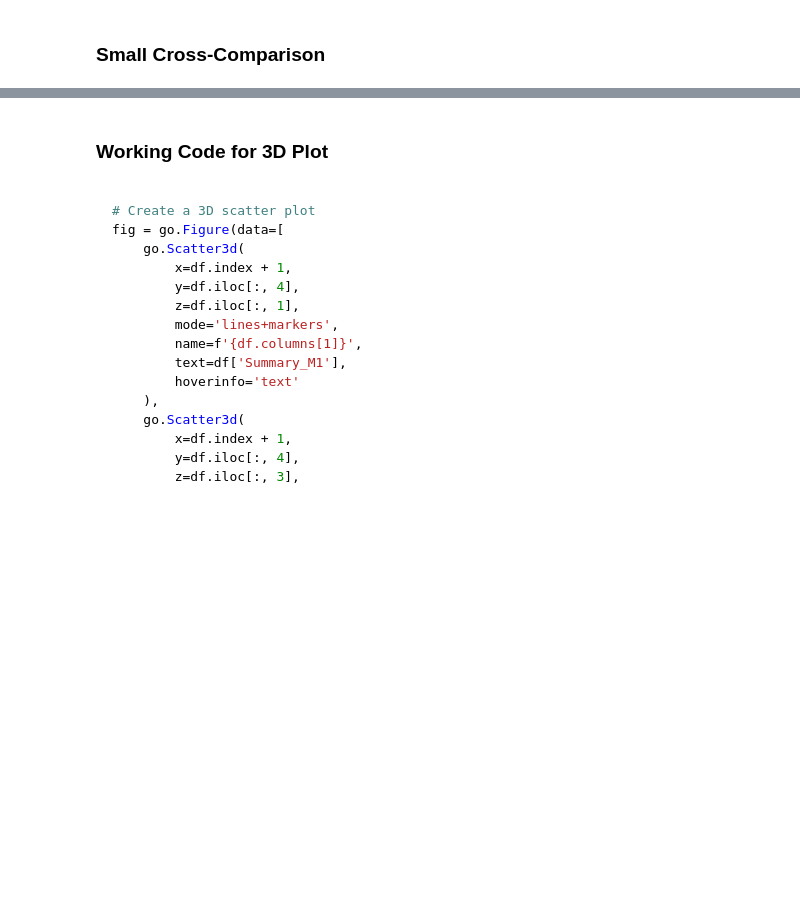
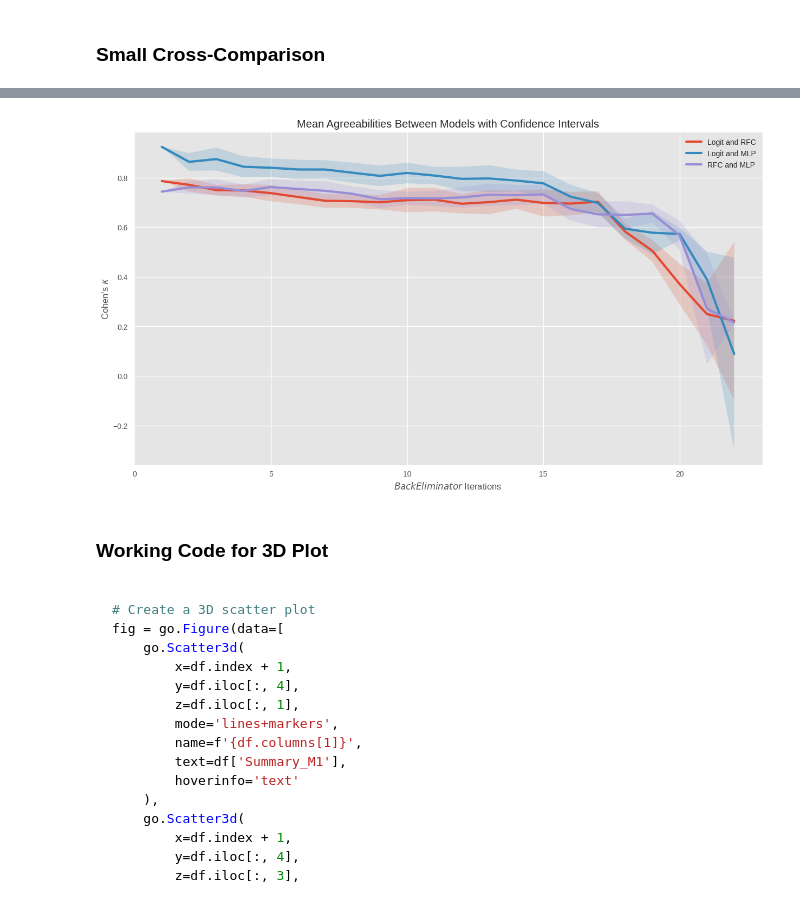
Before and after one commit to anasashb/aliceHU, a Jupyter notebook: customer_churn_test.ipynb, the cells around one changed output, grey strips where cells are left out. Cells and saved outputs as stored; diff of their text form; code cells hidden in the pictures; blank space fills up the shorter version.

```diff
--- a/customer_churn_test.ipynb
+++ b/customer_churn_test.ipynb
@@ -679,3 +710,26 @@ with open(RESULTS_PATH, 'wb') as f:
+# %%
+mean_agree_col = 'All: Mean Agreeability (cohen_kappa)'
+std_agree_col = 'All: Agreeability St. Dev.'
+
+algorithm_iterations = logit_rfc.index + 1
+
+plt.style.use('ggplot')
+plt.figure(figsize=(15, 8))
+plt.plot(algorithm_iterations, logit_rfc[mean_agree_col], label='Logit and RFC', linewidth=3)
+plt.plot(algorithm_iterations, logit_mlp[mean_agree_col], label='Logit and MLP', linewidth=3)
+plt.plot(algorithm_iterations, rfc_mlp[mean_agree_col], label='RFC and MLP', linewidth=3)
+
+plt.fill_between(algorithm_iterations, logit_rfc[mean_agree_col] - logit_rfc[std_agree_col], logit_rfc[mean_agree_col] + logit_rfc[std_agree_col], alpha=0.2)
+plt.fill_between(algorithm_iterations, logit_mlp[mean_agree_col] - logit_mlp[std_agree_col], logit_mlp[mean_agree_col] + logit_mlp[std_agree_col], alpha=0.2)
+plt.fill_between(algorithm_iterations, rfc_mlp[mean_agree_col] - rfc_mlp[std_agree_col], rfc_mlp[mean_agree_col] + rfc_mlp[std_agree_col], alpha=0.2)
+
+plt.title('Mean Agreeabilities Between Models with Confidence Intervals')
+plt.ylabel('Cohen\'s $\kappa$')
+plt.xlabel('$BackEliminator$ Iterations')
+plt.legend()
+plt.show()
+# %% [output]
+[figure, added]
 # %% [markdown]
 ### Working Code for 3D Plot
 
```
Also changed, not shown: parts of 2 cells of this notebook.
